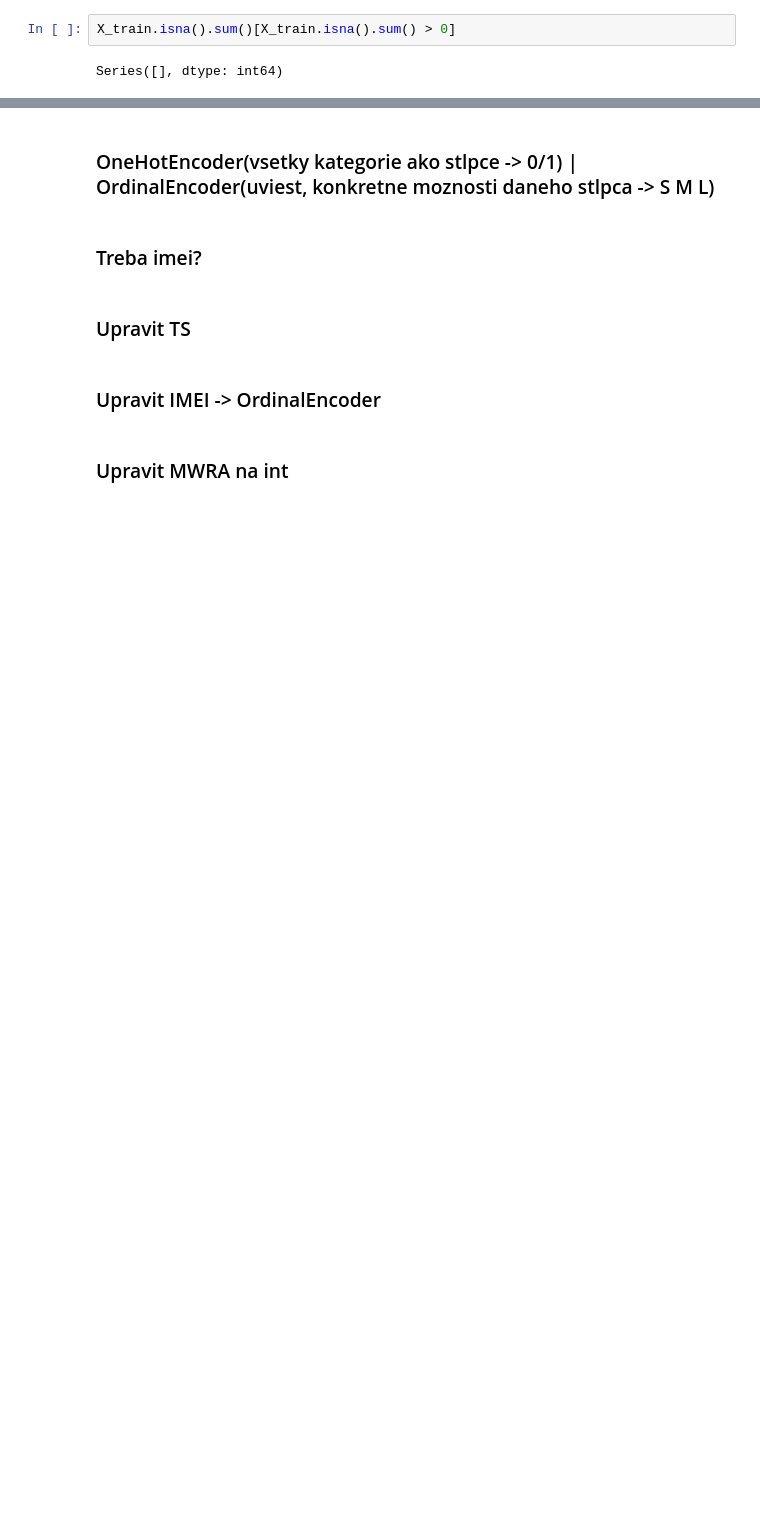
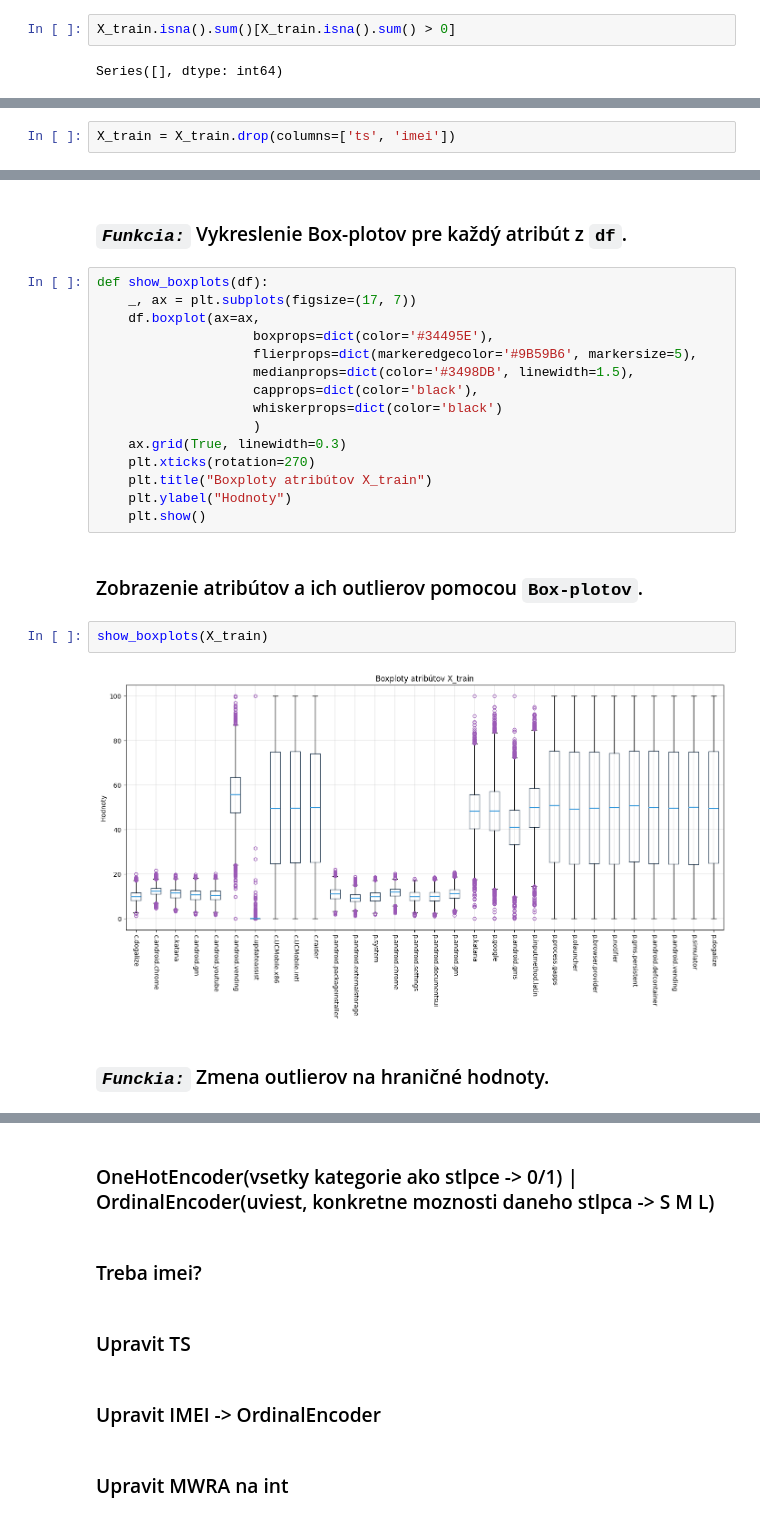
Before and after one commit to Mmathieus/IAU-project, a Jupyter notebook: zadanie2.ipynb, the cells around one changed output, grey strips where cells are left out. Saved outputs shown, nothing was run; the diff lists cells and outputs as text; blank space fills up the shorter version.

Commit message:
Faza 2 vykreslenie box-plotov + outliery

```diff
--- a/zadanie2.ipynb
+++ b/zadanie2.ipynb
@@ -66,0 +65,2 @@ for i in sorted_ids:
+# %%
+X_train = X_train.drop(columns=['ts', 'imei'])
@@ -66,0 +88,26 @@ for i in sorted_ids:
+# %% [markdown]
+#
+### *`Funkcia:`* Vykreslenie Box-plotov pre každý atribút z `df`.
+# %%
+def show_boxplots(df):
+    _, ax = plt.subplots(figsize=(17, 7))
+    df.boxplot(ax=ax,
+                    boxprops=dict(color='#34495E'),
+                    flierprops=dict(markeredgecolor='#9B59B6', markersize=5),
+                    medianprops=dict(color='#3498DB', linewidth=1.5),
+                    capprops=dict(color='black'),
+                    whiskerprops=dict(color='black')
+                    )
+    ax.grid(True, linewidth=0.3)
+    plt.xticks(rotation=270)
+    plt.title("Boxploty atribútov X_train")
+    plt.ylabel("Hodnoty")
+    plt.show()
+# %% [markdown]
+### Zobrazenie atribútov a ich outlierov pomocou `Box-plotov`.
+# %%
+show_boxplots(X_train)
+# %% [output]
+[figure, added]
+# %% [markdown]
+### *`Funckia:`* Zmena outlierov na hraničné hodnoty.
```
Also changed, not shown: parts of 21 cells of this notebook, 1 other file.
